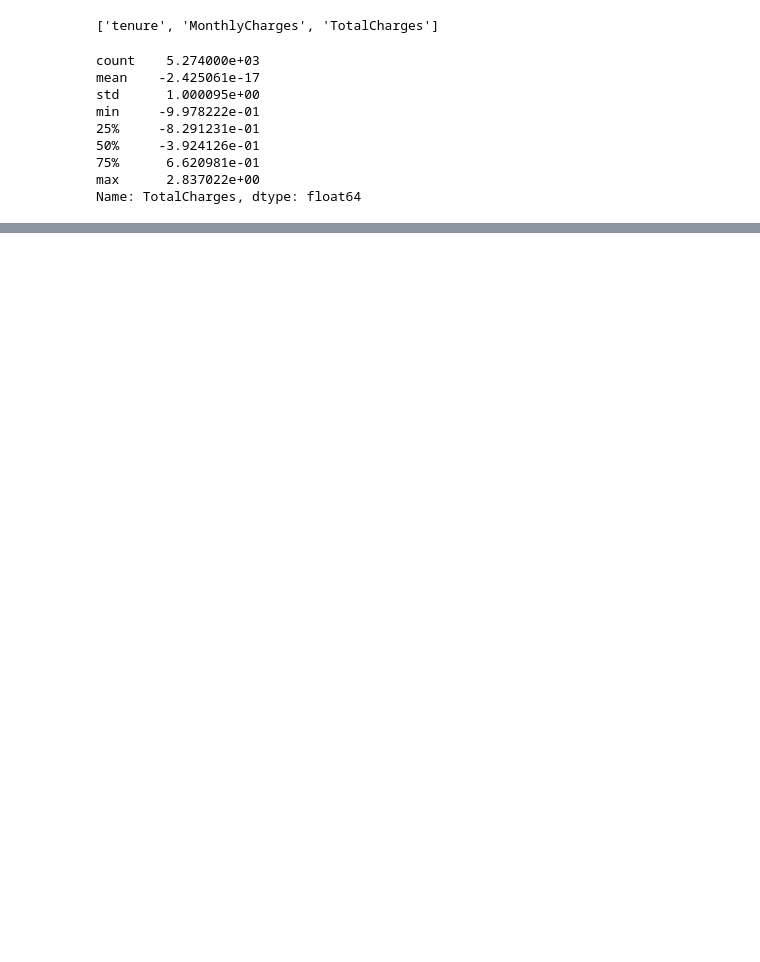
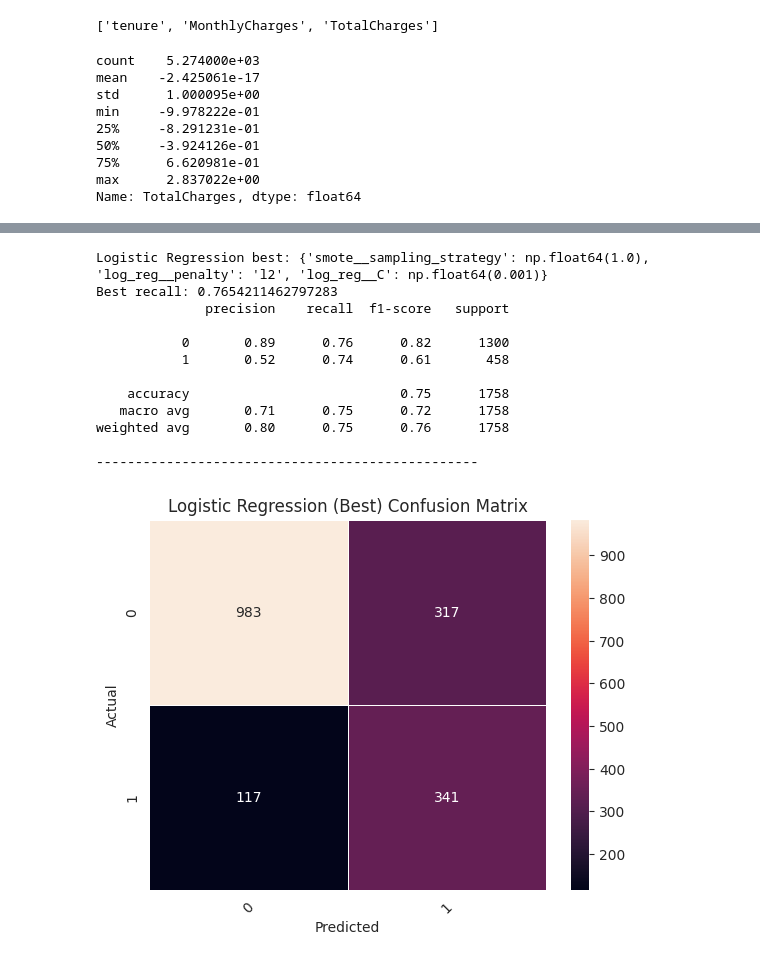
Before and after one commit to Cornelias35/ChurnPredictionSystem, a Jupyter notebook: notebooks/EDA.ipynb, the cells around one changed output, grey strips where cells are left out. Saved outputs shown, nothing was run; the diff lists cells and outputs as text; code cells hidden in the pictures; blank space fills up the shorter version.

```diff
--- a/notebooks/EDA.ipynb
+++ b/notebooks/EDA.ipynb
@@ -621,0 +961,38 @@ weighted avg       0.76      0.78      0.76      1758
+# %%
+pipeline = Pipeline([
+    ("smote", SMOTE(random_state=42)),
+    ("log_reg", LogisticRegression(solver="liblinear", random_state=42))
+])
+
+param_dist = {
+    "smote__sampling_strategy": np.linspace(0.4, 1.0, 8),
+    "log_reg__C": np.logspace(-3, 3, 10),  # regularization strength
+    "log_reg__penalty": ["l1", "l2"]
+}
+
+search = RandomizedSearchCV(
+    pipeline, param_dist, n_iter=20, scoring="recall", cv=cv, n_jobs=-1, random_state=42
+)
+search.fit(X_train, y_train)
+
+print("Logistic Regression best:", search.best_params_)
+print("Best recall:", search.best_score_)
+
+best_model = search.best_estimator_
+y_pred = best_model.predict(X_test)
+
+print_metrics(y_test, y_pred, model_name="Logistic Regression (Best)")
+# %% [output]
+Logistic Regression best: {'smote__sampling_strategy': np.float64(1.0), 'log_reg__penalty': 'l2', 'log_reg__C': np.float64(0.001)}
+Best recall: 0.7654211462797283
+              precision    recall  f1-score   support
+
+           0       0.89      0.76      0.82      1300
+           1       0.52      0.74      0.61       458
+
+    accuracy                           0.75      1758
+   macro avg       0.71      0.75      0.72      1758
+weighted avg       0.80      0.75      0.76      1758
+
+-------------------------------------------------
+[figure, added]
```
Also changed, not shown: parts of 47 cells of this notebook, 2 other files.
